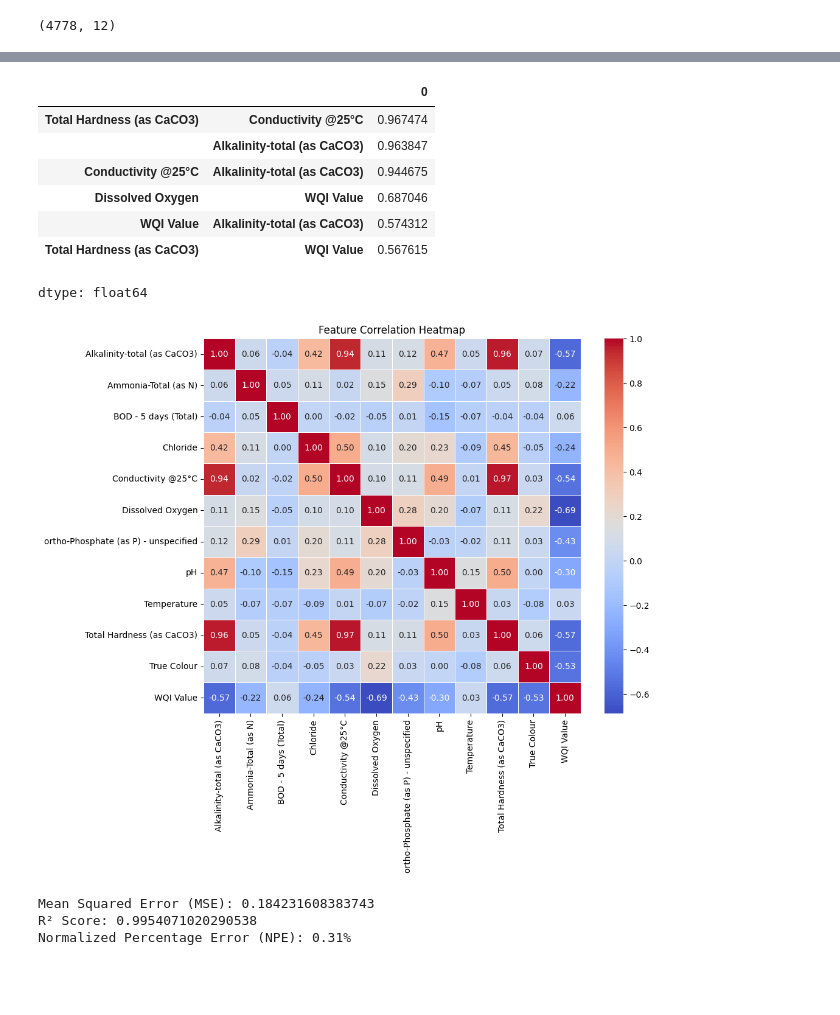
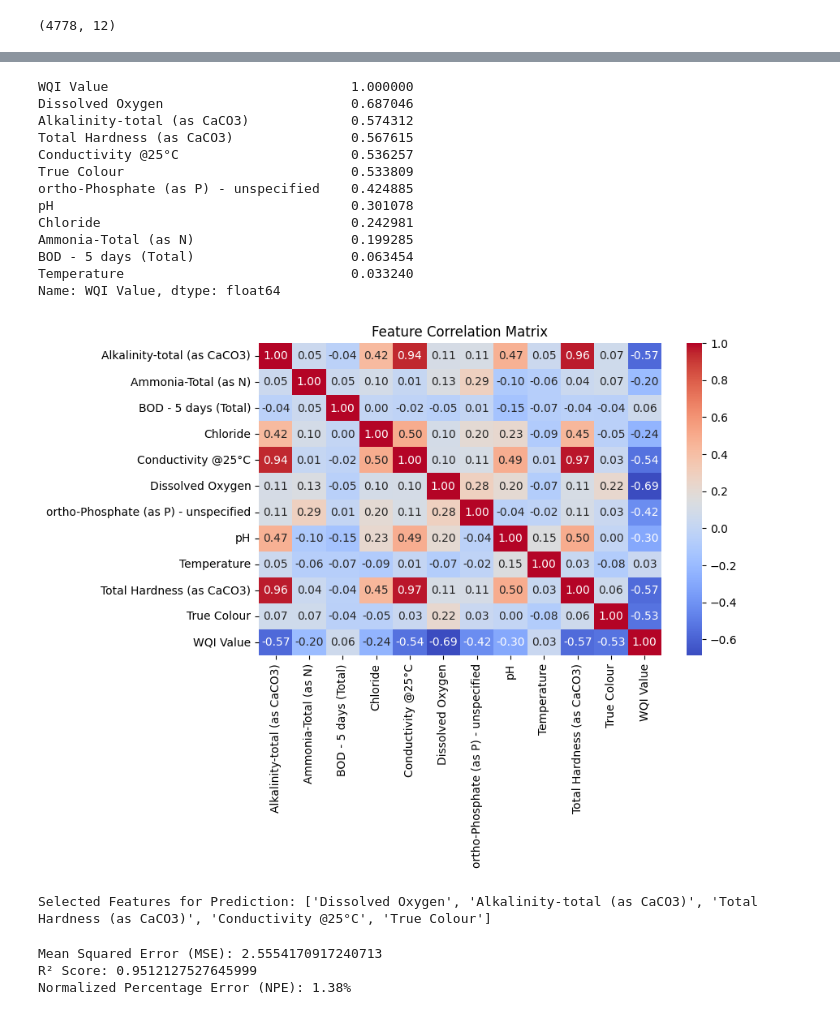
Before and after one commit to nishifwd/machine-learning, a Jupyter notebook: FYP.ipynb, the cells around one changed output, grey strips where cells are left out. Cells and saved outputs as stored; diff of their text form; code cells hidden in the pictures; blank space fills up the shorter version.

```diff
--- a/FYP.ipynb
+++ b/FYP.ipynb
@@ -167,9 +149,11 @@ dtype: float64
 # %%
+data = data.drop(columns=['WaterbodyName', 'Years', 'SampleDate', 'Label'], errors='ignore')
+df = data.copy()
 # Loop through each numerical column in the DataFrame 'data'
 for col in data.select_dtypes(include=np.number):
     # Calculate the 25th and 75th percentiles (Q1 and Q3)
-    percentile25 = data[col].quantile(0.25)
-    percentile75 = data[col].quantile(0.75)
+    percentile25 = df[col].quantile(0.25)
+    percentile75 = df[col].quantile(0.75)
 
     # Calculate the IQR
     iqr = percentile75 - percentile25
@@ -179,9 +163,9 @@ for col in data.select_dtypes(include=np.number):
     upper_limit = percentile75 + 1.5 * iqr
 
     # Remove outliers by filtering the DataFrame 'data'
-    data = data[(data[col] >= lower_limit) & (data[col] <= upper_limit)]
+    df = df[(df[col] >= lower_limit) & (df[col] <= upper_limit)]
 
 # Now, 'data' contains the data with outliers removed from all numerical columns
-print(data.shape)
+print(df.shape)
 # %% [output]
 (4778, 12)
@@ -253,35 +205,56 @@ plt.show()
-# %%
-# Select only numeric features for correlation calculation
-corr = df.corr()
-
-c1 = corr.abs().unstack()
-c1.sort_values(ascending=False)[12:24:2]
-# %% [output]
-|  |  | 0 |
-| Total Hardness (as CaCO3) | Conductivity @25°C | 0.967474 |
-|  | Alkalinity-total (as CaCO3) | 0.963847 |
-| Conductivity @25°C | Alkalinity-total (as CaCO3) | 0.944675 |
-| Dissolved Oxygen | WQI Value | 0.687046 |
-| WQI Value | Alkalinity-total (as CaCO3) | 0.574312 |
-| Total Hardness (as CaCO3) | WQI Value | 0.567615 |
-dtype: float64
+# %%
+# Data normalization (except for 'WQI')
+for column in df.columns:
+    if column != 'WQI Value':
+        # Min-Max scaling
+        df[column] = (df[column] - df[column].min()) / (df[column].max() - df[column].min())
 # %%
 import seaborn as sns
+import matplotlib.pyplot as plt
 
-plt.figure(figsize=(10,8))
-sns.heatmap(df.corr(), annot=True, cmap="coolwarm", fmt=".2f", linewidths=0.5)
-plt.title("Feature Correlation Heatmap")
+# Compute correlation matrix
+corr_matrix = df.corr()
+
+# Get correlation of WQI with other features
+wqi_corr = corr_matrix["WQI Value"].abs().sort_values(ascending=False)
+print(wqi_corr)
+
+# Visualize correlation as a heatmap
+plt.figure(figsize=(8, 5))
+sns.heatmap(corr_matrix, annot=True, cmap="coolwarm", fmt=".2f")
+plt.title("Feature Correlation Matrix")
 plt.show()
 # %% [output]
+WQI Value                               1.000000
+Dissolved Oxygen                        0.687046
+Alkalinity-total (as CaCO3)             0.574312
+Total Hardness (as CaCO3)               0.567615
+Conductivity @25°C                      0.536257
+True Colour                             0.533809
+ortho-Phosphate (as P) - unspecified    0.424885
+pH                                      0.301078
+Chloride                                0.242981
+Ammonia-Total (as N)                    0.199285
+BOD - 5 days (Total)                    0.063454
+Temperature                             0.033240
+Name: WQI Value, dtype: float64
-[figure, old version]
+[figure, new version]
+# %%
+corr_threshold = 0.5  # Define threshold
+selected_features = wqi_corr[wqi_corr > corr_threshold].index.tolist()
+selected_features.remove("WQI Value")  # Exclude WQI itself
+
+print("Selected Features for Prediction:", selected_features)
+# %% [output]
+Selected Features for Prediction: ['Dissolved Oxygen', 'Alkalinity-total (as CaCO3)', 'Total Hardness (as CaCO3)', 'Conductivity @25°C', 'True Colour']
 # %%
 from sklearn.model_selection import train_test_split
 from sklearn.ensemble import RandomForestRegressor
 from sklearn.metrics import mean_squared_error, r2_score
 
 # Define X (features) and y (target)
-X = df.drop(columns=['WQI Value'])  # Features (input variables)
-y = df['WQI Value']  # Target (output variable)
+X = data[selected_features]
+y = data["WQI Value"]
 
 # Split data into training and testing sets (80% train, 20% test)
 X_train, X_test, y_train, y_test = train_test_split(X, y, test_size=0.2, random_state=42)
@@ -303,6 +276,6 @@ print(f"R² Score: {r2}")
 npe = np.mean(np.abs((y_test - y_pred) / y_test)) * 100
 print(f"Normalized Percentage Error (NPE): {npe:.2f}%")
 # %% [output]
-Mean Squared Error (MSE): 0.184231608383743
-R² Score: 0.9954071020290538
-Normalized Percentage Error (NPE): 0.31%
+Mean Squared Error (MSE): 2.5554170917240713
+R² Score: 0.9512127527645999
+Normalized Percentage Error (NPE): 1.38%
```
Also changed, not shown: parts of 5 cells of this notebook.
